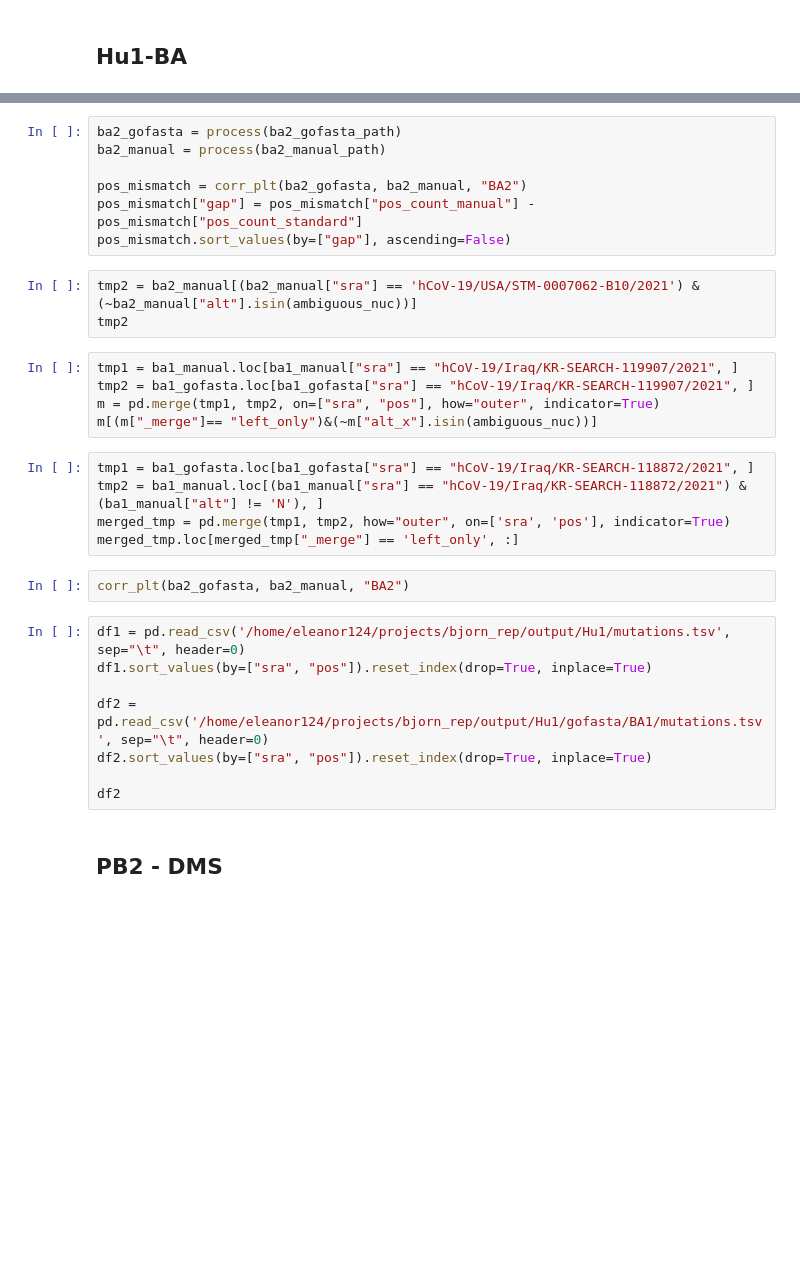
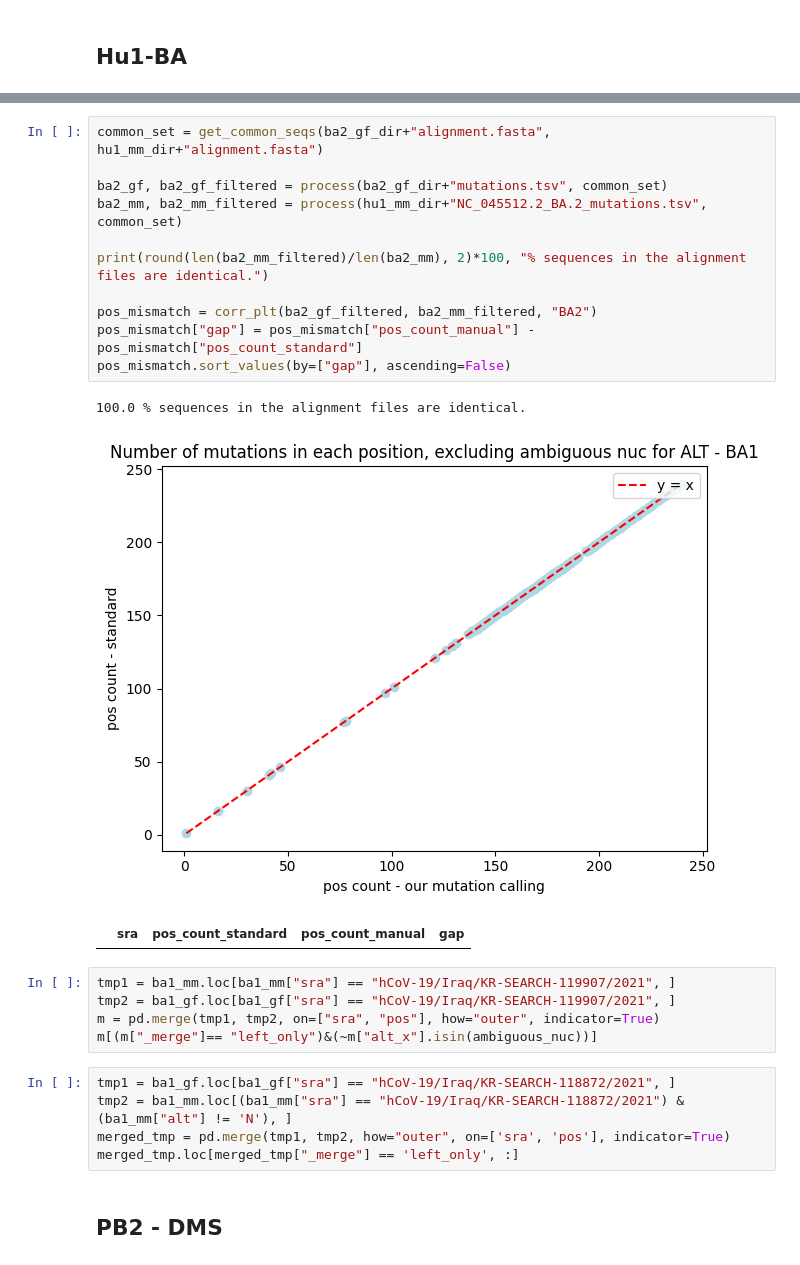
Before and after one commit to yutiachen5/bjorn_rep, a Jupyter notebook: output/sanity_check.ipynb, the cells around one changed output, grey strips where cells are left out. Saved outputs shown, nothing was run; the diff lists cells and outputs as text; blank space fills up the shorter version.

```diff
--- a/output/sanity_check.ipynb
+++ b/output/sanity_check.ipynb
@@ -111,35 +134,30 @@ tmp2 = ba1_manual[(ba1_manual["sra"] == 'hCoV-19/USA/CA-SEARCH-233687/2024') & (
 m = pd.merge(tmp1, tmp2, how="outer", on=["pos"], indicator=True)
 m[m["_merge"] != "both"]
 # %%
-ba2_gofasta = process(ba2_gofasta_path)
-ba2_manual = process(ba2_manual_path)
+common_set = get_common_seqs(ba2_gf_dir+"alignment.fasta", hu1_mm_dir+"alignment.fasta")
 
-pos_mismatch = corr_plt(ba2_gofasta, ba2_manual, "BA2")
+ba2_gf, ba2_gf_filtered = process(ba2_gf_dir+"mutations.tsv", common_set)
+ba2_mm, ba2_mm_filtered = process(hu1_mm_dir+"NC_045512.2_BA.2_mutations.tsv", common_set)
+
+print(round(len(ba2_mm_filtered)/len(ba2_mm), 2)*100, "% sequences in the alignment files are identical.")
+
+pos_mismatch = corr_plt(ba2_gf_filtered, ba2_mm_filtered, "BA2")
 pos_mismatch["gap"] = pos_mismatch["pos_count_manual"] - pos_mismatch["pos_count_standard"]
 pos_mismatch.sort_values(by=["gap"], ascending=False)
+# %% [output]
+100.0 % sequences in the alignment files are identical.
+[figure, added]
+|  | sra | pos_count_standard | pos_count_manual | gap |
-# %%
-tmp2 = ba2_manual[(ba2_manual["sra"] == 'hCoV-19/USA/STM-0007062-B10/2021') & (~ba2_manual["alt"].isin(ambiguous_nuc))]
-tmp2
 # %%
-tmp1 = ba1_manual.loc[ba1_manual["sra"] == "hCoV-19/Iraq/KR-SEARCH-119907/2021", ]
-tmp2 = ba1_gofasta.loc[ba1_gofasta["sra"] == "hCoV-19/Iraq/KR-SEARCH-119907/2021", ]
+tmp1 = ba1_mm.loc[ba1_mm["sra"] == "hCoV-19/Iraq/KR-SEARCH-119907/2021", ]
+tmp2 = ba1_gf.loc[ba1_gf["sra"] == "hCoV-19/Iraq/KR-SEARCH-119907/2021", ]
 m = pd.merge(tmp1, tmp2, on=["sra", "pos"], how="outer", indicator=True)
 m[(m["_merge"]== "left_only")&(~m["alt_x"].isin(ambiguous_nuc))]
 # %%
-tmp1 = ba1_gofasta.loc[ba1_gofasta["sra"] == "hCoV-19/Iraq/KR-SEARCH-118872/2021", ]
-tmp2 = ba1_manual.loc[(ba1_manual["sra"] == "hCoV-19/Iraq/KR-SEARCH-118872/2021") & (ba1_manual["alt"] != 'N'), ]
+tmp1 = ba1_gf.loc[ba1_gf["sra"] == "hCoV-19/Iraq/KR-SEARCH-118872/2021", ]
+tmp2 = ba1_mm.loc[(ba1_mm["sra"] == "hCoV-19/Iraq/KR-SEARCH-118872/2021") & (ba1_mm["alt"] != 'N'), ]
 merged_tmp = pd.merge(tmp1, tmp2, how="outer", on=['sra', 'pos'], indicator=True)
 merged_tmp.loc[merged_tmp["_merge"] == 'left_only', :]
-# %%
-corr_plt(ba2_gofasta, ba2_manual, "BA2")
-# %%
-df1 = pd.read_csv('/home/eleanor124/projects/bjorn_rep/output/Hu1/mutations.tsv', sep="\t", header=0)
-df1.sort_values(by=["sra", "pos"]).reset_index(drop=True, inplace=True)
-
-df2 = pd.read_csv('/home/eleanor124/projects/bjorn_rep/output/Hu1/gofasta/BA1/mutations.tsv', sep="\t", header=0)
-df2.sort_values(by=["sra", "pos"]).reset_index(drop=True, inplace=True)
-
-df2
 # %% [markdown]
 ## PB2 - DMS
 # %%
```
Also changed, not shown: parts of 27 cells of this notebook, 11 other files.
